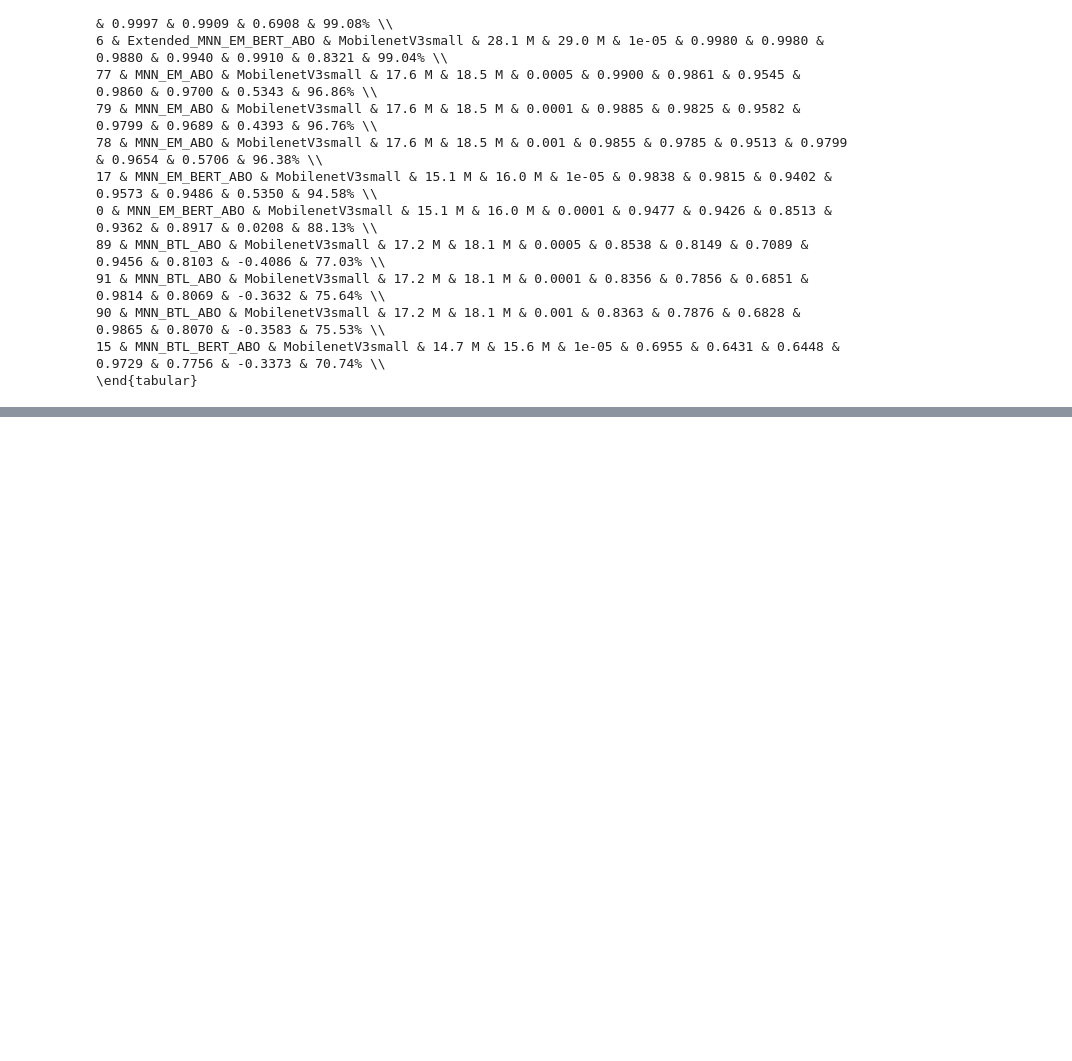
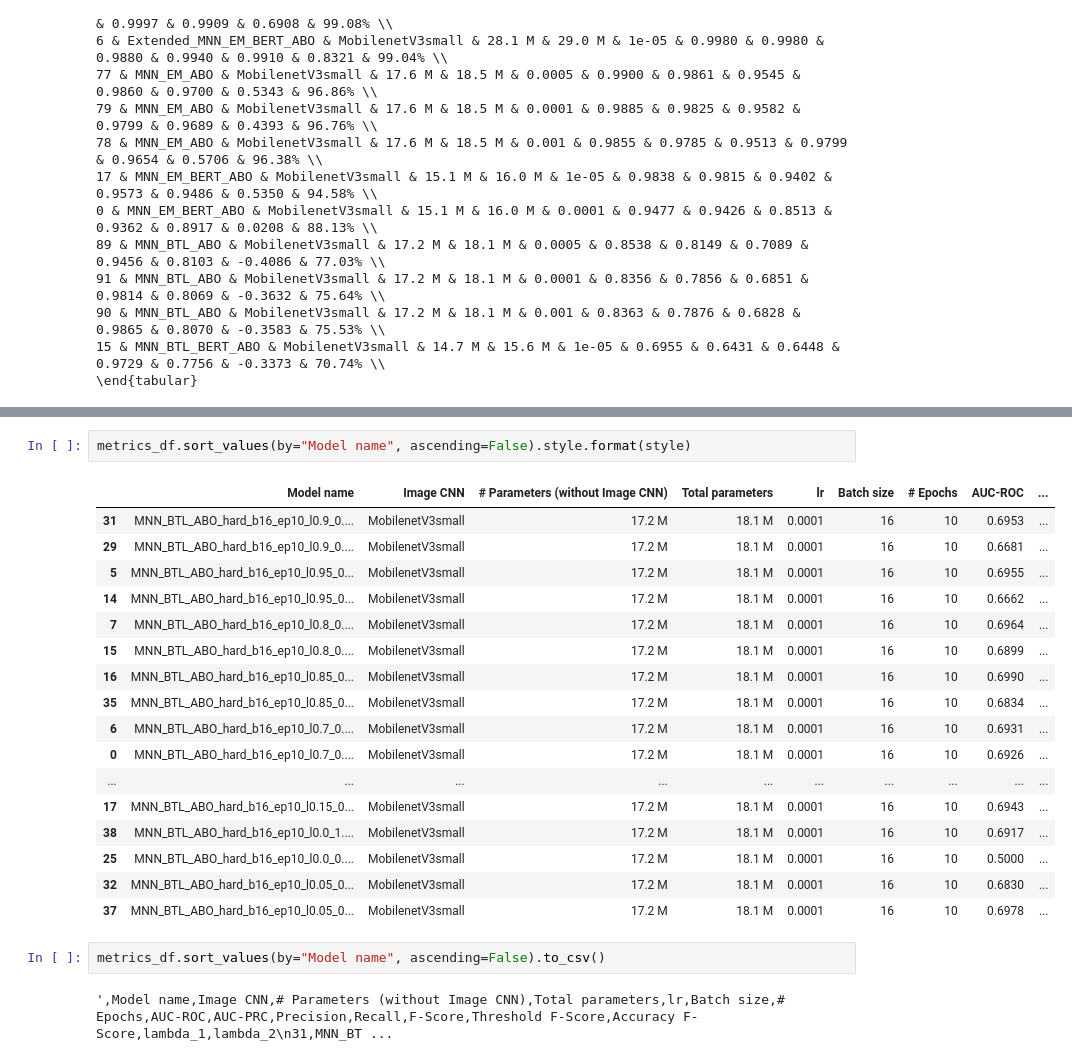
Before and after one commit to slacrum/multimodal_product_matching, a Jupyter notebook: notebooks/visualize_results_amazon.ipynb, the cells around one changed output, grey strips where cells are left out. Drawn from its saved outputs; the diff is of its cells as text; blank space fills up the shorter version.

```diff
--- a/notebooks/visualize_results_amazon.ipynb
+++ b/notebooks/visualize_results_amazon.ipynb
@@ -411,0 +479,24 @@ print(metrics_df[(metrics_df["Model name"].str.contains("BERT")) | (metrics_df["
+# %%
+metrics_df.sort_values(by="Model name", ascending=False).style.format(style)
+# %% [output]
+|  | Model name | Image CNN | # Parameters (without Image CNN) | Total parameters | lr | Batch size | # Epochs | AUC-ROC | ... |
+| 31 | MNN_BTL_ABO_hard_b16_ep10_l0.9_0.... | MobilenetV3small | 17.2 M | 18.1 M | 0.0001 | 16 | 10 | 0.6953 | ... |
+| 29 | MNN_BTL_ABO_hard_b16_ep10_l0.9_0.... | MobilenetV3small | 17.2 M | 18.1 M | 0.0001 | 16 | 10 | 0.6681 | ... |
+| 5 | MNN_BTL_ABO_hard_b16_ep10_l0.95_0... | MobilenetV3small | 17.2 M | 18.1 M | 0.0001 | 16 | 10 | 0.6955 | ... |
+| 14 | MNN_BTL_ABO_hard_b16_ep10_l0.95_0... | MobilenetV3small | 17.2 M | 18.1 M | 0.0001 | 16 | 10 | 0.6662 | ... |
+| 7 | MNN_BTL_ABO_hard_b16_ep10_l0.8_0.... | MobilenetV3small | 17.2 M | 18.1 M | 0.0001 | 16 | 10 | 0.6964 | ... |
+| 15 | MNN_BTL_ABO_hard_b16_ep10_l0.8_0.... | MobilenetV3small | 17.2 M | 18.1 M | 0.0001 | 16 | 10 | 0.6899 | ... |
+| 16 | MNN_BTL_ABO_hard_b16_ep10_l0.85_0... | MobilenetV3small | 17.2 M | 18.1 M | 0.0001 | 16 | 10 | 0.6990 | ... |
+| 35 | MNN_BTL_ABO_hard_b16_ep10_l0.85_0... | MobilenetV3small | 17.2 M | 18.1 M | 0.0001 | 16 | 10 | 0.6834 | ... |
+| 6 | MNN_BTL_ABO_hard_b16_ep10_l0.7_0.... | MobilenetV3small | 17.2 M | 18.1 M | 0.0001 | 16 | 10 | 0.6931 | ... |
+| 0 | MNN_BTL_ABO_hard_b16_ep10_l0.7_0.... | MobilenetV3small | 17.2 M | 18.1 M | 0.0001 | 16 | 10 | 0.6926 | ... |
+| ... | ... | ... | ... | ... | ... | ... | ... | ... | ... |
+| 17 | MNN_BTL_ABO_hard_b16_ep10_l0.15_0... | MobilenetV3small | 17.2 M | 18.1 M | 0.0001 | 16 | 10 | 0.6943 | ... |
+| 38 | MNN_BTL_ABO_hard_b16_ep10_l0.0_1.... | MobilenetV3small | 17.2 M | 18.1 M | 0.0001 | 16 | 10 | 0.6917 | ... |
+| 25 | MNN_BTL_ABO_hard_b16_ep10_l0.0_0.... | MobilenetV3small | 17.2 M | 18.1 M | 0.0001 | 16 | 10 | 0.5000 | ... |
+| 32 | MNN_BTL_ABO_hard_b16_ep10_l0.05_0... | MobilenetV3small | 17.2 M | 18.1 M | 0.0001 | 16 | 10 | 0.6830 | ... |
+| 37 | MNN_BTL_ABO_hard_b16_ep10_l0.05_0... | MobilenetV3small | 17.2 M | 18.1 M | 0.0001 | 16 | 10 | 0.6978 | ... |
+# %%
+metrics_df.sort_values(by="Model name", ascending=False).to_csv()
+# %% [output]
+',Model name,Image CNN,# Parameters (without Image CNN),Total parameters,lr,Batch size,# Epochs,AUC-ROC,AUC-PRC,Precision,Recall,F-Score,Threshold F-Score,Accuracy F-Score,lambda_1,lambda_2\n31,MNN_BT ...
```
Also changed, not shown: parts of 24 cells of this notebook.
